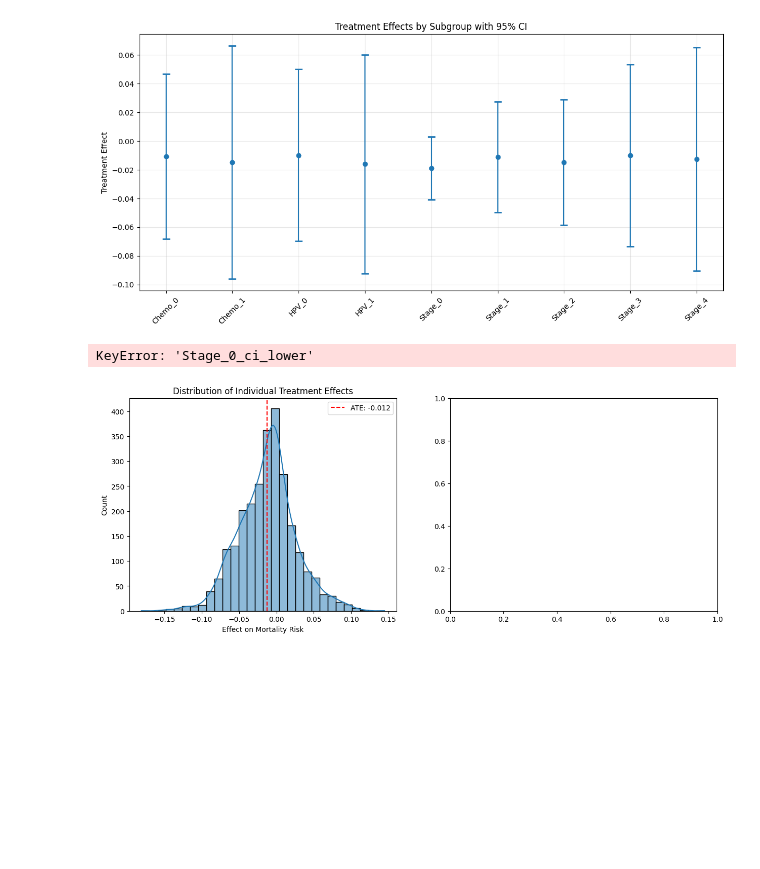
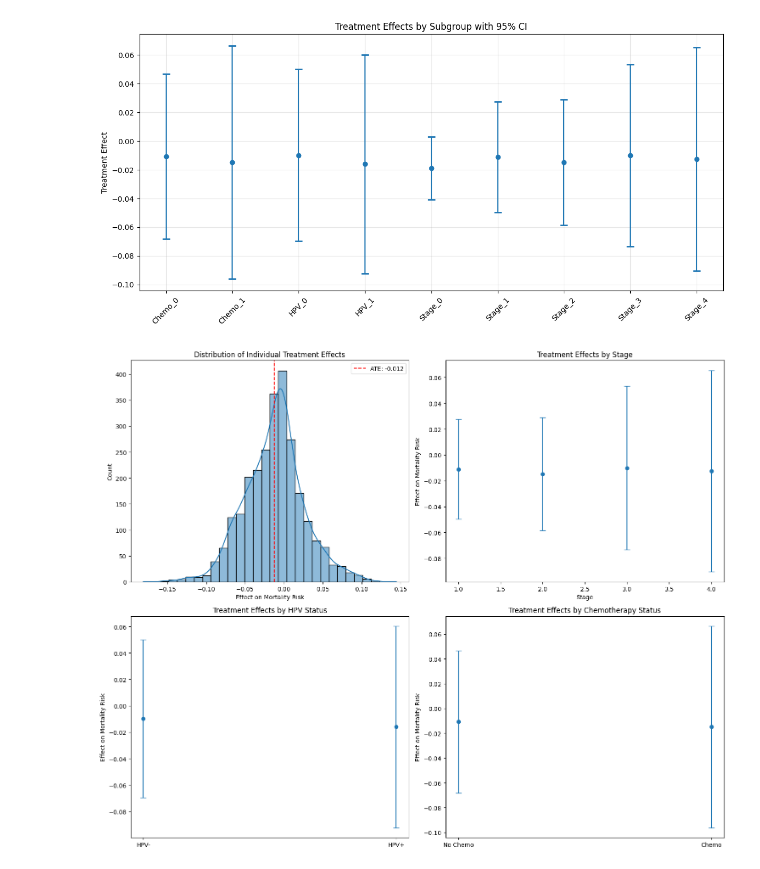
Before and after one commit to everestyang1/CAST-HNSCC-Research, a Jupyter notebook: analysis.ipynb, the cells around one changed output. Saved outputs shown, nothing was run; the diff lists cells and outputs as text; code cells hidden in the pictures; blank space fills up the shorter version.

```diff
--- a/analysis.ipynb
+++ b/analysis.ipynb
@@ -335,18 +335,21 @@ plt.xlabel('Effect on Mortality Risk')
 plt.ylabel('Count')
 plt.legend()
 
+
 # Plot 2: Effects by stage with confidence intervals
 plt.subplot(2, 2, 2)
 stage_data = []
 stages = sorted(df['Stage_numeric'].unique())
 for stage in stages:
     mask = df['Stage_numeric'] == stage
-    stage_data.append({
-        'Stage': stage,
-        'Effect': np.mean(te_pred[mask]),
-        'CI_lower': subgroup_results[f'Stage_{stage}_ci_lower'],
-        'CI_upper': subgroup_results[f'Stage_{stage}_ci_upper']
-    })
+    if mask.sum() > 1:
+        ci = subgroup_results[f'Stage_{stage}_ci']
+        stage_data.append({
+            'Stage': stage,
+            'Effect': np.mean(te_pred[mask]),
+            'CI_lower': ci[0],
+            'CI_upper': ci[1]
+        })
 stage_df = pd.DataFrame(stage_data)
 
 plt.errorbar(stage_df['Stage'], stage_df['Effect'],
@@ -357,43 +360,44 @@ plt.title('Treatment Effects by Stage')
 plt.xlabel('Stage')
 plt.ylabel('Effect on Mortality Risk')
 
+
 # Plot 3: Effects by HPV status with confidence intervals
 plt.subplot(2, 2, 3)
 hpv_effects = pd.DataFrame({
     'HPV Status': ['Negative', 'Positive'],
     'Effect': [subgroup_results['HPV_0_ate'], subgroup_results['HPV_1_ate']],
-    'CI_lower': [subgroup_results['HPV_0_ci_lower'], subgroup_results['HPV_1_ci_lower']],
-    'CI_upper': [subgroup_results['HPV_0_ci_upper'], subgroup_results['HPV_1_ci_upper']]
+    'CI_lower': [subgroup_results['HPV_0_ci'][0], subgroup_results['HPV_1_ci'][0]],
+    'CI_upper': [subgroup_results['HPV_0_ci'][1], subgroup_results['HPV_1_ci'][1]]
 })
 plt.errorbar(range(2), hpv_effects['Effect'],
              yerr=[hpv_effects['Effect'] - hpv_effects['CI_lower'],
                    hpv_effects['CI_upper'] - hpv_effects['Effect']],
              fmt='o', capsize=5)
 plt.xticks(range(2), ['HPV-', 'HPV+'])
 plt.title('Treatment Effects by HPV Status')
 plt.ylabel('Effect on Mortality Risk')
 
+
 # Plot 4: Effects by Chemo status with confidence intervals
 plt.subplot(2, 2, 4)
 chemo_effects = pd.DataFrame({
     'Chemo': ['No', 'Yes'],
     'Effect': [subgroup_results['Chemo_0_ate'], subgroup_results['Chemo_1_ate']],
-    'CI_lower': [subgroup_results['Chemo_0_ci_lower'], subgroup_results['Chemo_1_ci_lower']],
-    'CI_upper': [subgroup_results['Chemo_0_ci_upper'], subgroup_results['Chemo_1_ci_upper']]
+    'CI_lower': [subgroup_results['Chemo_0_ci'][0], subgroup_results['Chemo_1_ci'][0]],
+    'CI_upper': [subgroup_results['Chemo_0_ci'][1], subgroup_results['Chemo_1_ci'][1]]
 })
 plt.errorbar(range(2), chemo_effects['Effect'],
              yerr=[chemo_effects['Effect'] - chemo_effects['CI_lower'],
                    chemo_effects['CI_upper'] - chemo_effects['Effect']],
              fmt='o', capsize=5)
 plt.xticks(range(2), ['No Chemo', 'Chemo'])
 plt.title('Treatment Effects by Chemotherapy Status')
 plt.ylabel('Effect on Mortality Risk')
 
 plt.tight_layout()
 plt.show()
 # %% [output]
-KeyError: 'Stage_0_ci_lower'
-[figure, old version]
+[figure, new version]
 # %%
 feature_importance = pd.DataFrame({
     'Feature': feature_cols,
```
Also changed, not shown: parts of 1 cell of this notebook.
